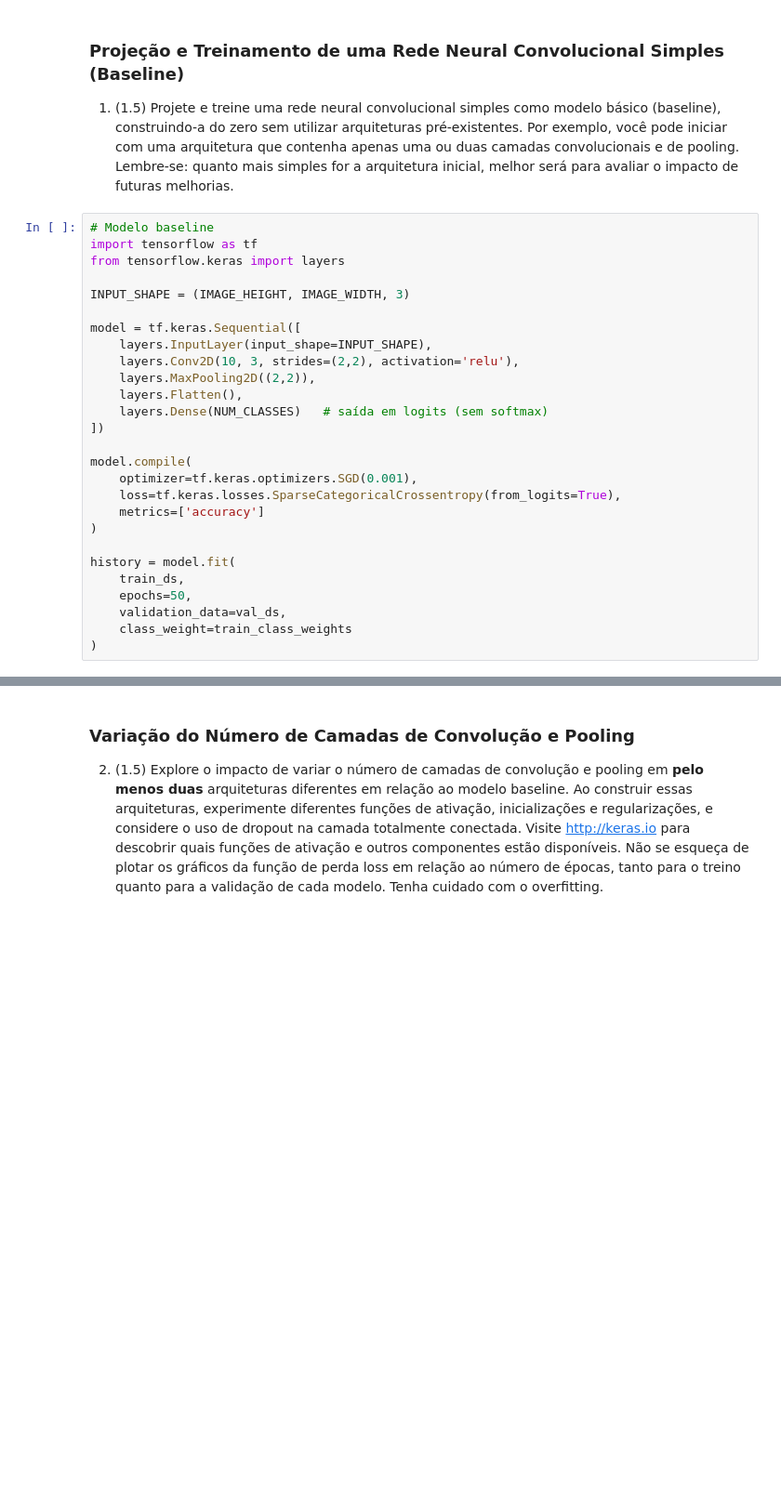
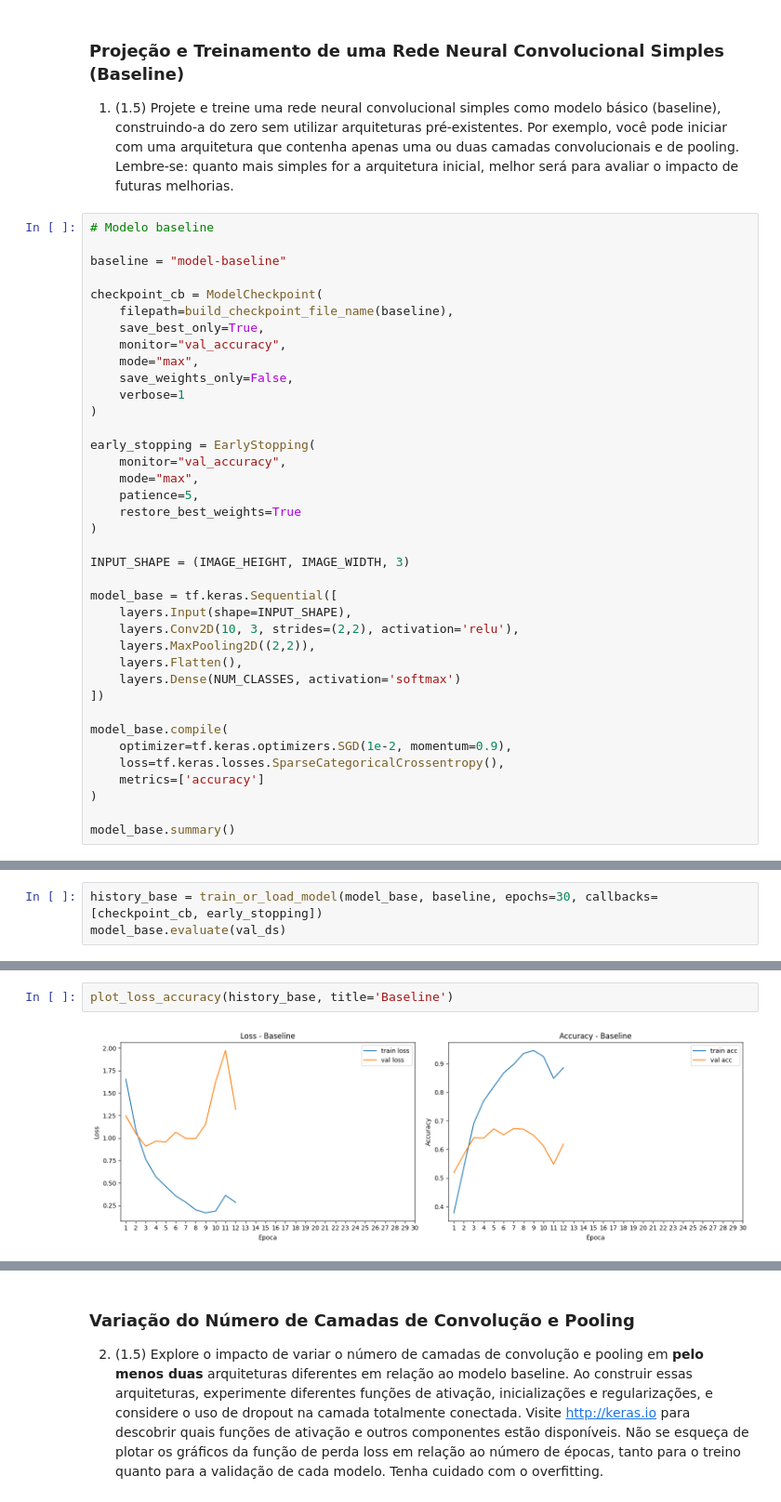
Before and after one commit to VitorSancho/UnicampMDC2025, a Jupyter notebook: DeepLearning/trabalho1/INF0618_DeepLearning_Trabalho1.ipynb, the cells around one changed output, grey strips where cells are left out. Shown at 93% size. Saved outputs shown, nothing was run; the diff lists cells and outputs as text; blank space fills up the shorter version.

```diff
--- a/DeepLearning/trabalho1/INF0618_DeepLearning_Trabalho1.ipynb
+++ b/DeepLearning/trabalho1/INF0618_DeepLearning_Trabalho1.ipynb
@@ -305,28 +351,39 @@ Nota Importante: O conjunto de teste deve ser utilizado apenas uma vez, no final
 1. (1.5) Projete e treine uma rede neural convolucional simples como modelo básico (baseline), construindo-a do zero sem utilizar arquiteturas pré-existentes. Por exemplo, você pode iniciar com uma arquitetura que contenha apenas uma ou duas camadas convolucionais e de pooling. Lembre-se: quanto mais simples for a arquitetura inicial, melhor será para avaliar o impacto de futuras melhorias.
 # %%
 # Modelo baseline
-import tensorflow as tf
-from tensorflow.keras import layers
+
+baseline = "model-baseline"
+
+checkpoint_cb = ModelCheckpoint(
+    filepath=build_checkpoint_file_name(baseline),
+    save_best_only=True,
+    monitor="val_accuracy",
+    mode="max",
+    save_weights_only=False,
+    verbose=1
+)
+
+early_stopping = EarlyStopping(
+    monitor="val_accuracy",
+    mode="max",
+    patience=5,
+    restore_best_weights=True
+)
 
 INPUT_SHAPE = (IMAGE_HEIGHT, IMAGE_WIDTH, 3)
 
-model = tf.keras.Sequential([
-    layers.InputLayer(input_shape=INPUT_SHAPE),
+model_base = tf.keras.Sequential([
+    layers.Input(shape=INPUT_SHAPE),
     layers.Conv2D(10, 3, strides=(2,2), activation='relu'),
     layers.MaxPooling2D((2,2)),
     layers.Flatten(),
-    layers.Dense(NUM_CLASSES)   # saída em logits (sem softmax)
+    layers.Dense(NUM_CLASSES, activation='softmax')
 ])
 
-model.compile(
-    optimizer=tf.keras.optimizers.SGD(0.001),
-    loss=tf.keras.losses.SparseCategoricalCrossentropy(from_logits=True),
+model_base.compile(
+    optimizer=tf.keras.optimizers.SGD(1e-2, momentum=0.9),
+    loss=tf.keras.losses.SparseCategoricalCrossentropy(),
     metrics=['accuracy']
 )
 
-history = model.fit(
-    train_ds,
-    epochs=50,
-    validation_data=val_ds,
-    class_weight=train_class_weights
-)
+model_base.summary()
@@ -334,0 +406,3 @@ Discussão:
+# %%
+history_base = train_or_load_model(model_base, baseline, epochs=30, callbacks=[checkpoint_cb, early_stopping])
+model_base.evaluate(val_ds)
@@ -334,0 +413,4 @@ Discussão:
+# %%
+plot_loss_accuracy(history_base, title='Baseline')
+# %% [output]
+[figure, added]
```
Also changed, not shown: parts of 61 cells of this notebook, 7 other files.
